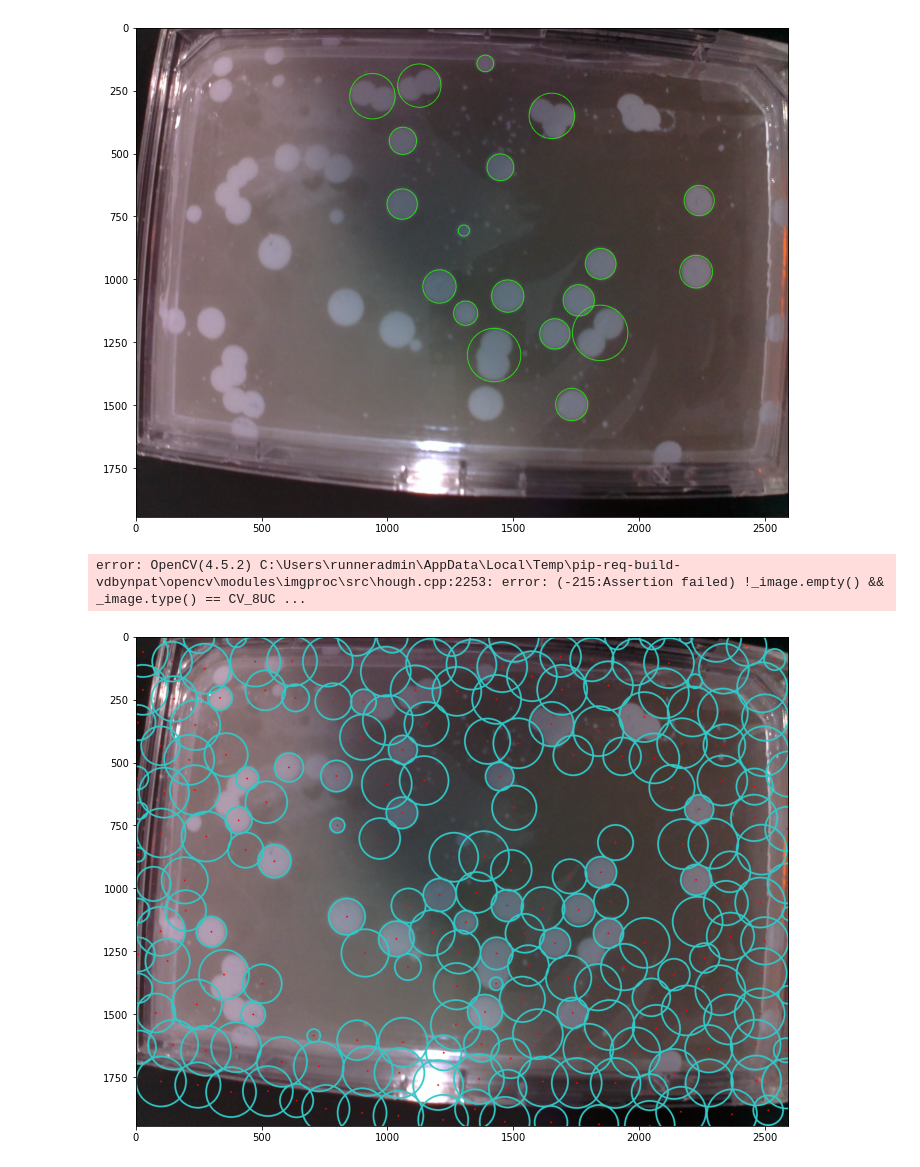
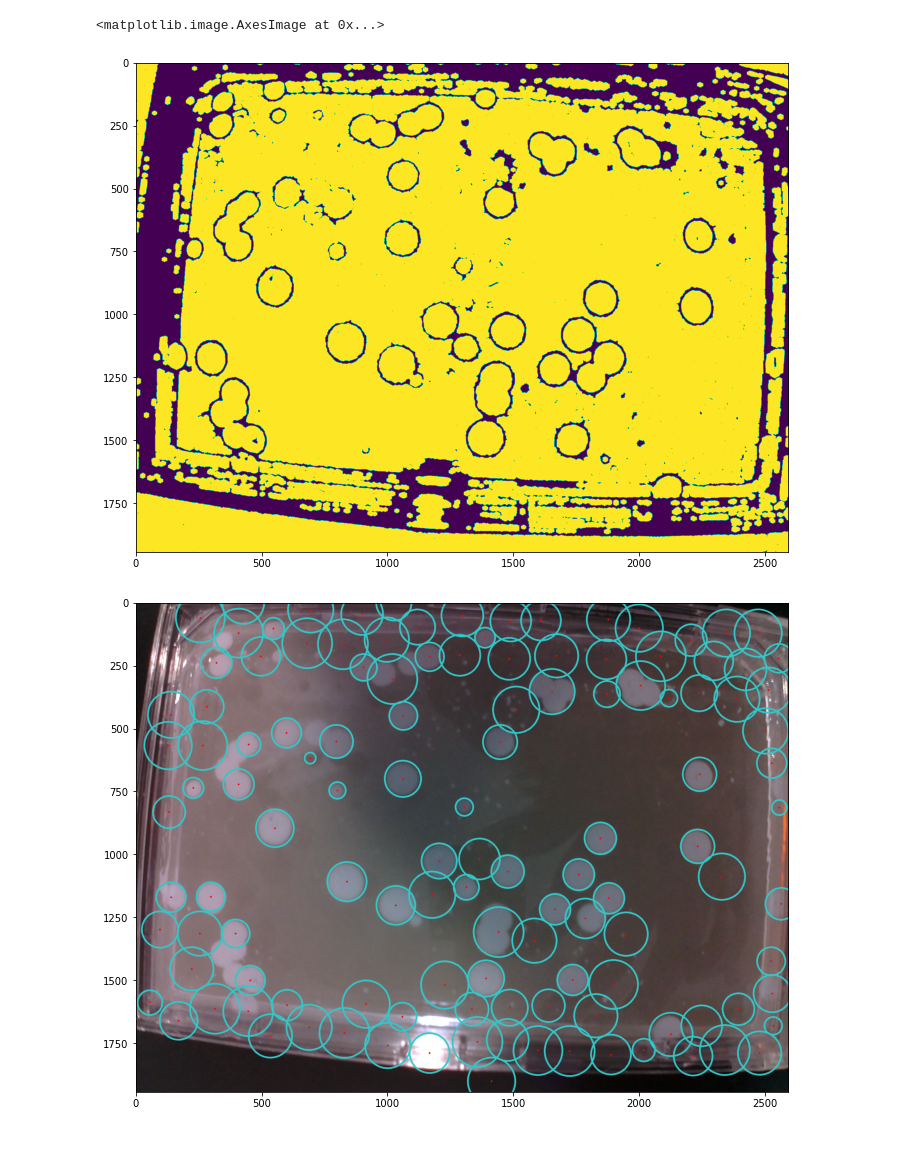
Before and after one commit to sadmanca/open-insulin-vision, a Jupyter notebook: colony-detection.ipynb, the cells around one changed output. Cells and saved outputs as stored; diff of their text form; code cells hidden in the pictures.

Commit message:
Attempt to use adaptive threshold

```diff
--- a/colony-detection.ipynb
+++ b/colony-detection.ipynb
@@ -6,28 +10,31 @@ import matplotlib.pyplot as plt
 # %%
 image = 'real.jpg'
 img = cv2.imread(image, 1)
 img_orig = img.copy()
 
 gray = cv2.cvtColor(img,cv2.COLOR_BGR2GRAY)
+# yen = threshold_yen(gray)
+# bright = rescale_intensity(gray, (0, yen), (0,0))
+
 blur = cv2.medianBlur(gray, 11)
-thresh = cv2.threshold(blur, 0, 255, cv2.THRESH_BINARY + cv2.THRESH_OTSU)[1]
+thresh = cv2.adaptiveThreshold(blur, 255, cv2.ADAPTIVE_THRESH_GAUSSIAN_C, cv2.THRESH_BINARY,25,2)
 
 kernel = cv2.getStructuringElement(cv2.MORPH_ELLIPSE, (5,5))
-opening = cv2.morphologyEx(thresh, cv2.MORPH_OPEN, kernel, iterations=3)
+img = cv2.morphologyEx(thresh, cv2.MORPH_OPEN, kernel, iterations=5)
 
 # find contours and filter using contour area and aspect ratio
-cnts = cv2.findContours(opening, cv2.RETR_EXTERNAL, cv2.CHAIN_APPROX_SIMPLE)
-cnts = cnts[0] if len(cnts) == 2 else cnts[1]
-for c in cnts:
-    peri = cv2.arcLength(c, True)
-    approx = cv2.approxPolyDP(c, 0.04 * peri, True)
-    area = cv2.contourArea(c)
-    if len(approx) > 5 and area > 1000 and area < 50000:
-        ((x,y), r) = cv2.minEnclosingCircle(c)
-        cv2.circle(img, (int(x), int(y)), int(r), (36,255,12), 2)
+# cnts = cv2.findContours(opening, cv2.RETR_EXTERNAL, cv2.CHAIN_APPROX_SIMPLE)
+# cnts = cnts[0] if len(cnts) == 2 else cnts[1]
+# for c in cnts:
+#     peri = cv2.arcLength(c, True)
+#     approx = cv2.approxPolyDP(c, 0.04 * peri, True)
+#     area = cv2.contourArea(c)
+#     if len(approx) > 5 and area > 500 and area < 50000:
+#         ((x,y), r) = cv2.minEnclosingCircle(c)
+#         cv2.circle(img, (int(x), int(y)), int(r), (36,255,12), 2)
 
 plt.rcParams["figure.figsize"] = (16,9)
 plt.imshow(img)
-plt.imsave("2.png", img)
 # %% [output]
+<matplotlib.image.AxesImage at 0x...>
-[figure, old version]
+[figure, new version]
@@ -34,5 +46,3 @@ plt.imsave("2.png", img)
 # %%
 all_circs = cv2.HoughCircles(img, cv2.HOUGH_GRADIENT, 2, 120, param1=50, param2=30, minRadius=20, maxRadius=100)
 all_circs_rounded = np.uint16(np.around(all_circs))
-# %% [output]
-error: OpenCV(4.5.2) C:\Users\runneradmin\AppData\Local\Temp\pip-req-build-vdbynpat\opencv\modules\imgproc\src\hough.cpp:2253: error: (-215:Assertion failed) !_image.empty() && _image.type() == CV_8UC ...
@@ -50,6 +55,5 @@ for i in all_circs_rounded[0, :]:
 # %%
 plt.rcParams["figure.figsize"] = (16,9)
 plt.imshow(img_orig)
-plt.imsave("1.png", img_orig)
 # %% [output]
-[figure, old version]
+[figure, new version]
```
Also changed, not shown: parts of 3 cells of this notebook.
